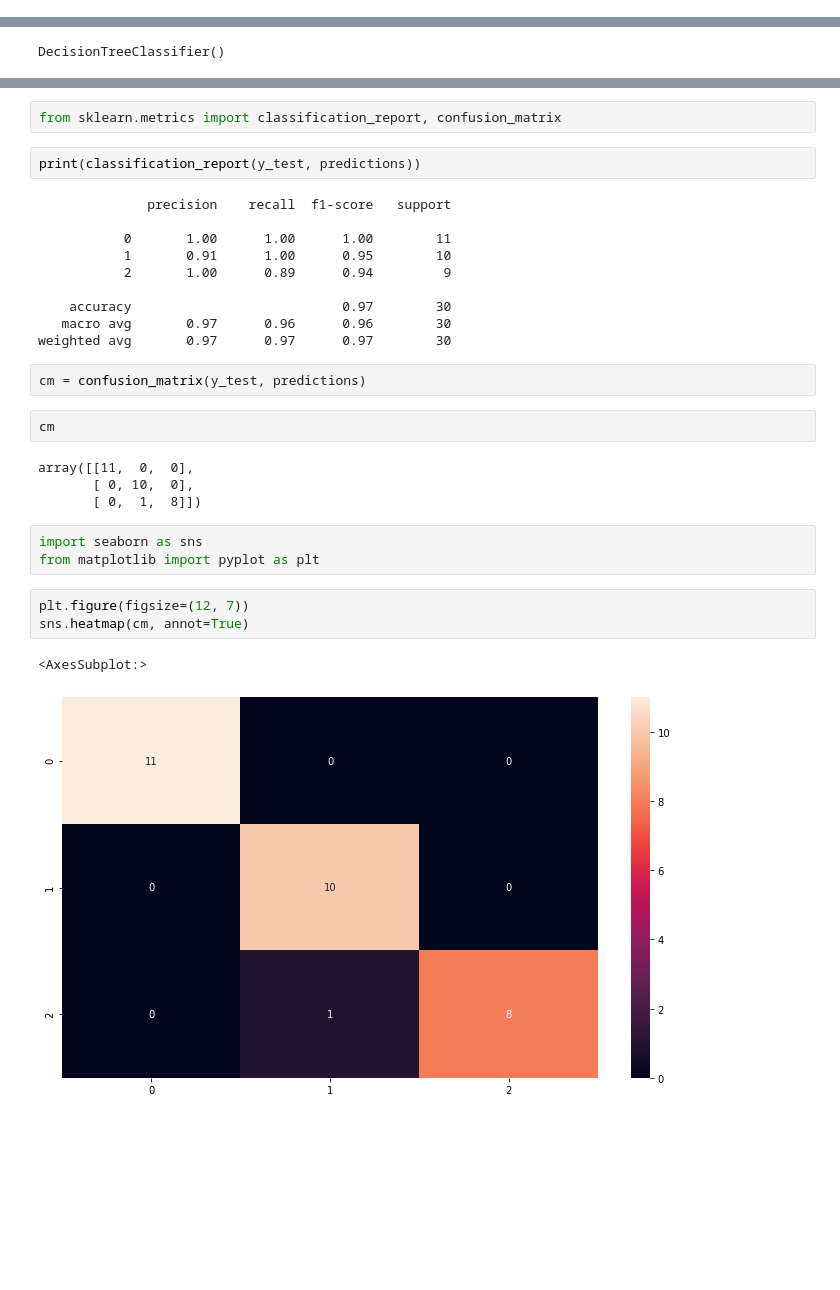
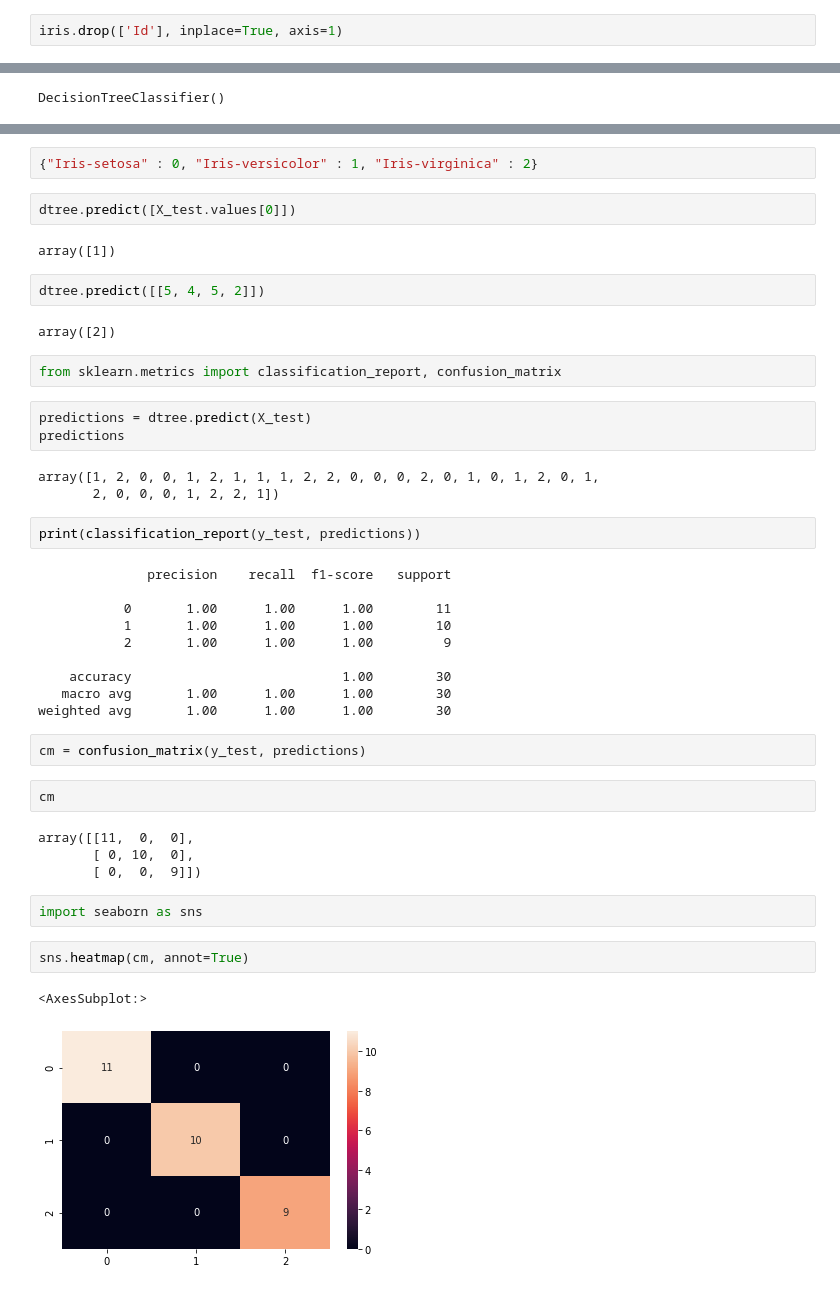
Before and after one commit to Princekrampah/ML_youtube, a Jupyter notebook: DecisionTree/Decision Tree.ipynb, the cells around one changed output, grey strips where cells are left out. Cells and saved outputs as stored; diff of their text form; blank space fills up the shorter version.

```diff
--- a/DecisionTree/Decision Tree.ipynb
+++ b/DecisionTree/Decision Tree.ipynb
@@ -86,3 +96,5 @@ iris
 | 148 | 149 | 6.2 | 3.4 | 5.4 | 2.3 | 2 |
 | 149 | 150 | 5.9 | 3.0 | 5.1 | 1.8 | 2 |
 150 rows × 6 columns
+# %%
+iris.drop(['Id'], inplace=True, axis=1)
@@ -124,17 +192,33 @@ predictions = dtree.predict(X_test)
+# %%
+{"Iris-setosa" : 0, "Iris-versicolor" : 1, "Iris-virginica" : 2}
+# %%
+dtree.predict([X_test.values[0]])
+# %% [output]
+array([1])
+# %%
+dtree.predict([[5, 4, 5, 2]])
+# %% [output]
+array([2])
 # %%
 from sklearn.metrics import classification_report, confusion_matrix
+# %%
+predictions = dtree.predict(X_test)
+predictions
+# %% [output]
+array([1, 2, 0, 0, 1, 2, 1, 1, 1, 2, 2, 0, 0, 0, 2, 0, 1, 0, 1, 2, 0, 1,
+       2, 0, 0, 0, 1, 2, 2, 1])
 # %%
 print(classification_report(y_test, predictions))
 # %% [output]
               precision    recall  f1-score   support
 
            0       1.00      1.00      1.00        11
-           1       0.91      1.00      0.95        10
-           2       1.00      0.89      0.94         9
+           1       1.00      1.00      1.00        10
+           2       1.00      1.00      1.00         9
 
-    accuracy                           0.97        30
-   macro avg       0.97      0.96      0.96        30
-weighted avg       0.97      0.97      0.97        30
+    accuracy                           1.00        30
+   macro avg       1.00      1.00      1.00        30
+weighted avg       1.00      1.00      1.00        30
 # %%
 cm = confusion_matrix(y_test, predictions)
 # %%
@@ -142,13 +226,11 @@ cm
 # %% [output]
 array([[11,  0,  0],
        [ 0, 10,  0],
-       [ 0,  1,  8]])
+       [ 0,  0,  9]])
 # %%
 import seaborn as sns
-from matplotlib import pyplot as plt
 # %%
-plt.figure(figsize=(12, 7))
 sns.heatmap(cm, annot=True)
 # %% [output]
 <AxesSubplot:>
-[figure, old version]
+[figure, new version]
```
Also changed, not shown: parts of 10 cells of this notebook.
